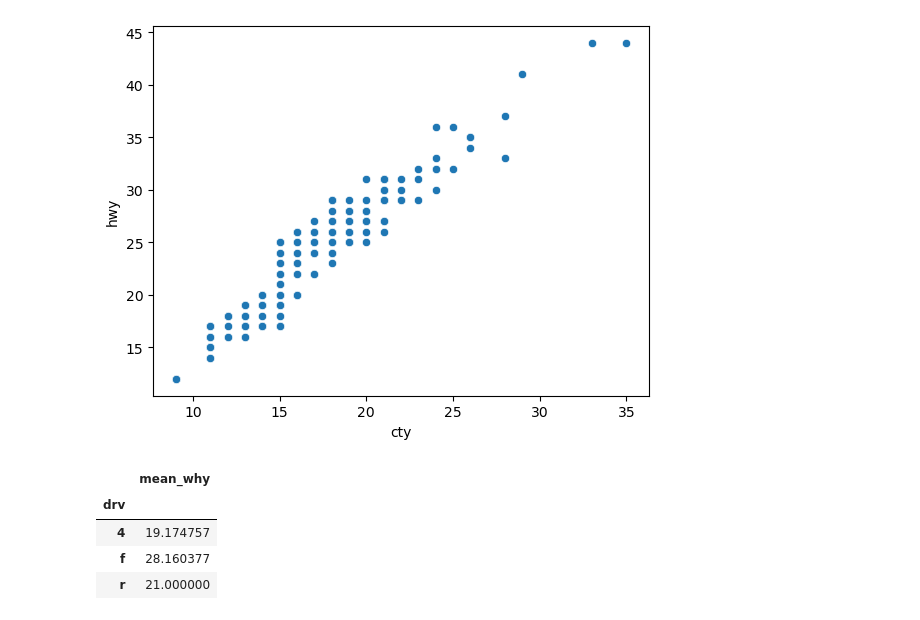
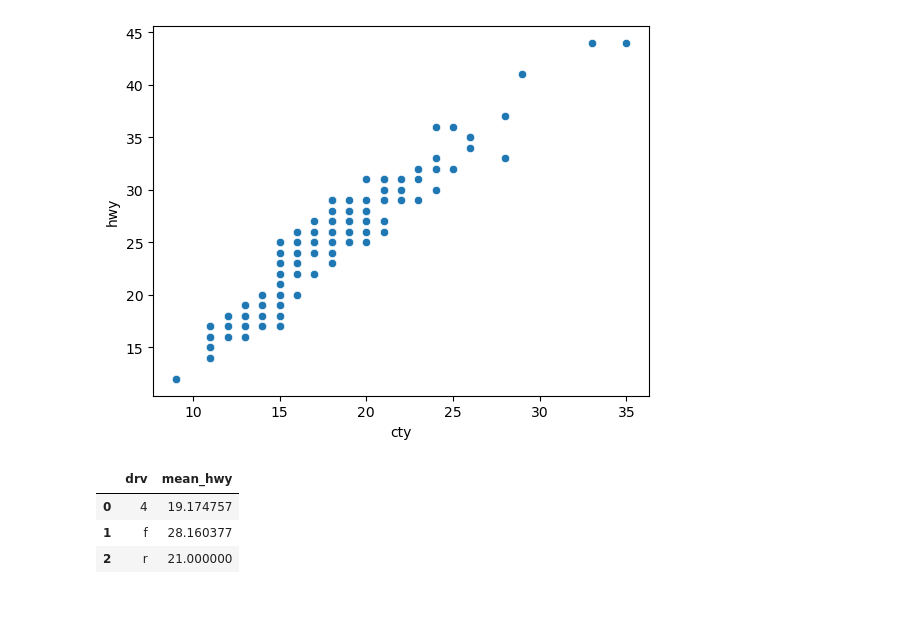
Before and after one commit to mizzcereal/kit_bigdata, a Jupyter notebook: chapter08/chapter08.ipynb, the cells around one changed output. Cells and saved outputs as stored; diff of their text form; code cells hidden in the pictures.

```diff
--- a/chapter08/chapter08.ipynb
+++ b/chapter08/chapter08.ipynb
@@ -26,12 +26,11 @@ sns.scatterplot(data = mpg, x= 'cty', y= 'hwy')
 [figure]
 # %%
 df_mpg = mpg.groupby('drv', as_index= False)\
-            .agg(mean_why = ('hwy', 'mean'))
+            .agg(mean_hwy = ('hwy', 'mean'))
 
 df_mpg
 # %% [output]
-|  | mean_why |
-| drv |  |
-| 4 | 19.174757 |
-| f | 28.160377 |
-| r | 21.000000 |
+|  | drv | mean_hwy |
+| 0 | 4 | 19.174757 |
+| 1 | f | 28.160377 |
+| 2 | r | 21.000000 |
```
Also changed, not shown: parts of 2 cells of this notebook, 1 other file.
